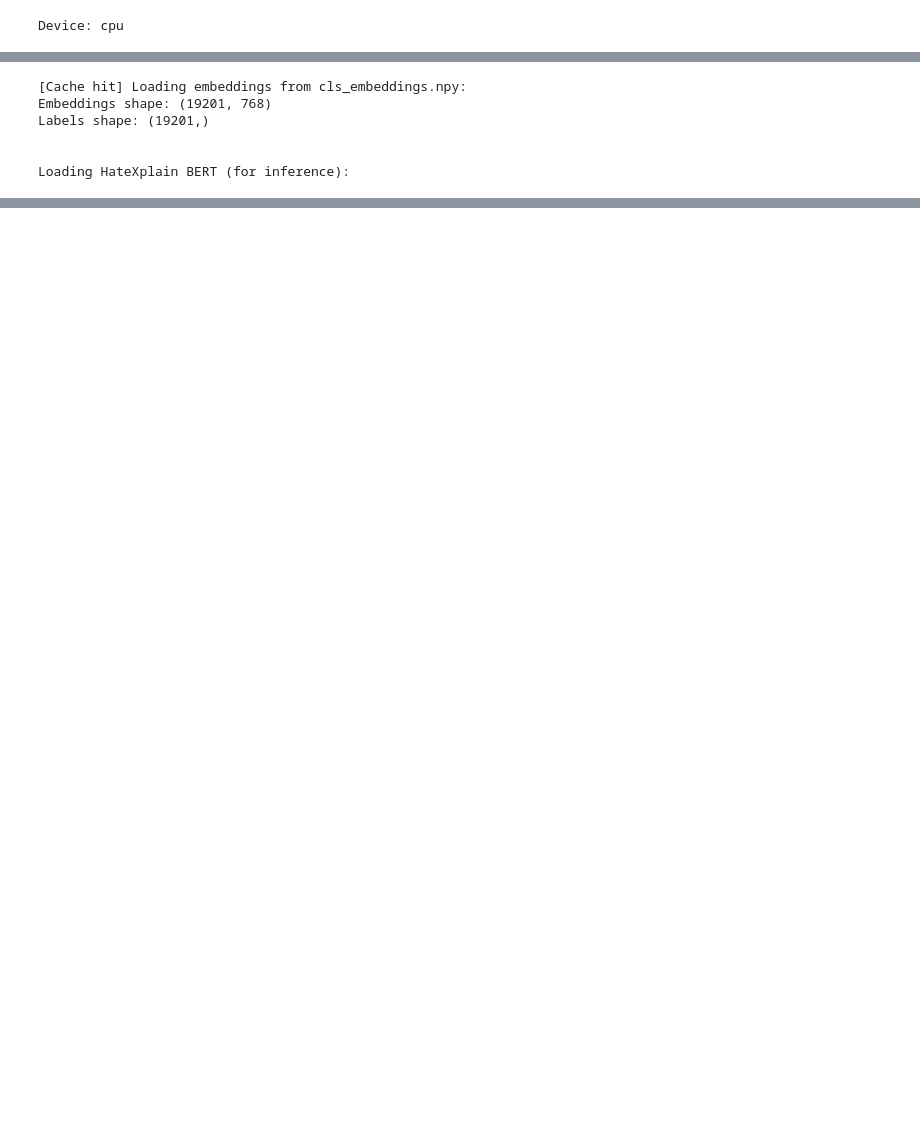
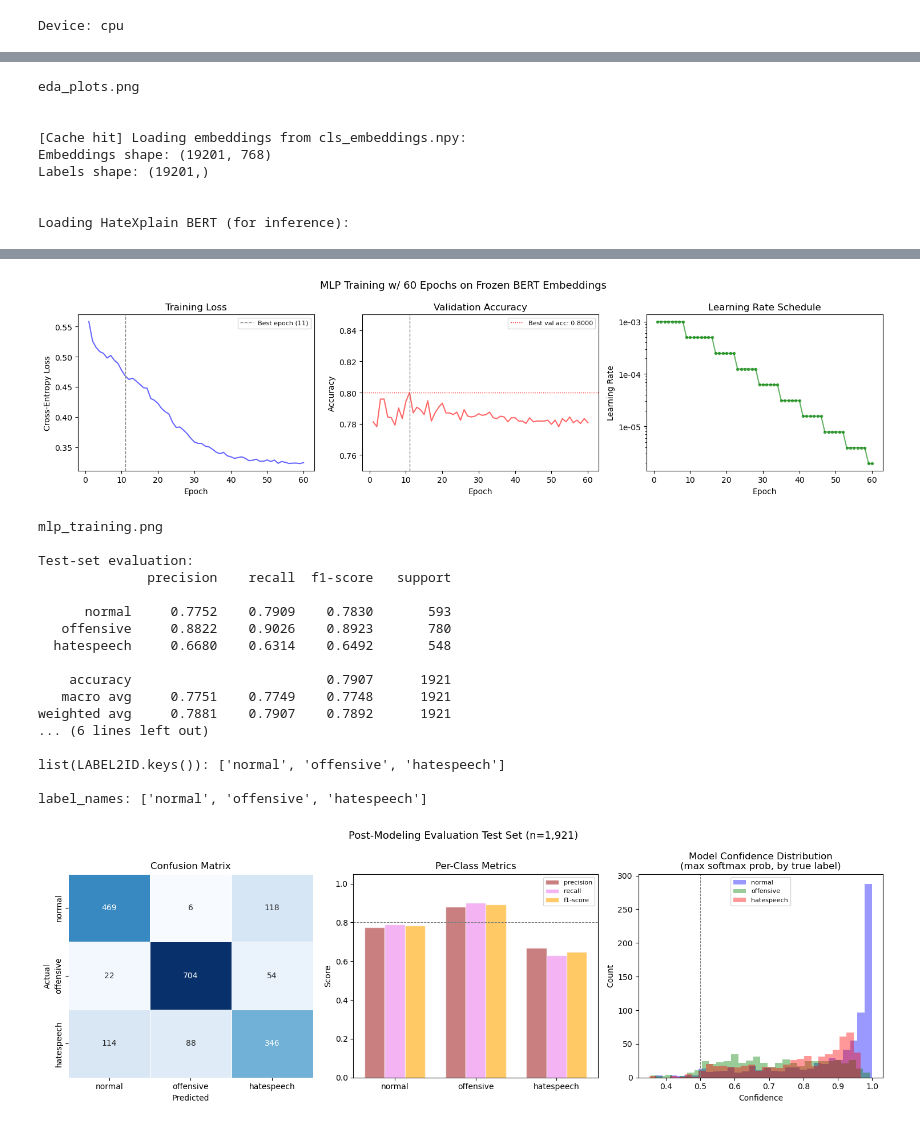
Before and after one commit to arielktran/HateSpeech, a Jupyter notebook: 3_class_MLP_classifier/mini_project_1_code.ipynb, the cells around one changed output, grey strips where cells are left out. Saved outputs shown, nothing was run; the diff lists cells and outputs as text; code cells hidden in the pictures; blank space fills up the shorter version.

```diff
--- a/3_class_MLP_classifier/mini_project_1_code.ipynb
+++ b/3_class_MLP_classifier/mini_project_1_code.ipynb
@@ -467,5 +702,5 @@ def main(csv_path="df_final.csv", sample_n=None):
 # %% [output]
 Device: cpu
 # %%
-bert_model, mlp_model, tokenizer = main(csv_path="df_final.csv")
+bert_model, mlp_model, tokenizer, train_val_test_data = main(csv_path="df_final.csv")
 # %% [output]
@@ -472,3 +708,6 @@ bert_model, mlp_model, tokenizer = main(csv_path="df_final.csv")
+eda_plots.png
+
+
 [Cache hit] Loading embeddings from cls_embeddings.npy:
 Embeddings shape: (19201, 768)
 Labels shape: (19201,)
@@ -494,0 +734,19 @@ Epoch 08/60 | loss: 0.4960 | val_acc: 0.7849 | lr: 1.00e-03
+[figure, added]
+mlp_training.png
+
+Test-set evaluation:
+              precision    recall  f1-score   support
+
+      normal     0.7752    0.7909    0.7830       593
+   offensive     0.8822    0.9026    0.8923       780
+  hatespeech     0.6680    0.6314    0.6492       548
+
+    accuracy                         0.7907      1921
+   macro avg     0.7751    0.7749    0.7748      1921
+weighted avg     0.7881    0.7907    0.7892      1921
+... (6 lines left out)
+
+list(LABEL2ID.keys()): ['normal', 'offensive', 'hatespeech']
+
+label_names: ['normal', 'offensive', 'hatespeech']
+[figure, added]
```
Also changed, not shown: parts of 12 cells of this notebook, 2 other files.
